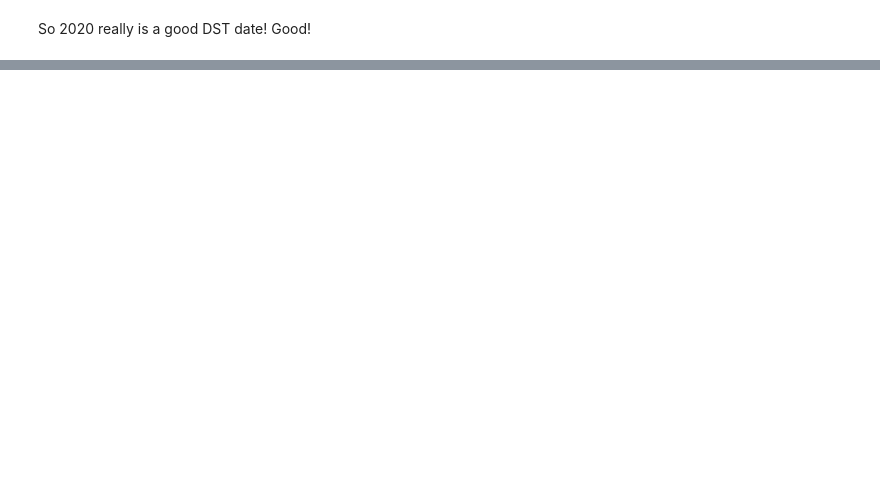
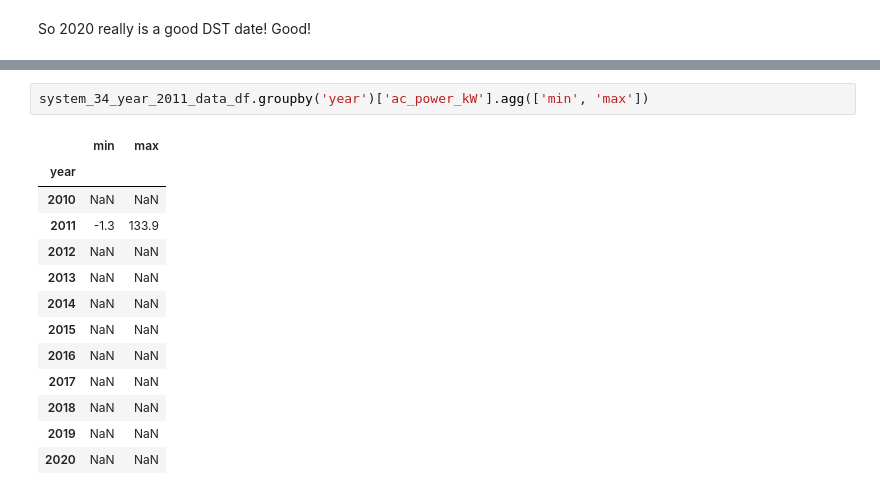
Before and after one commit to Erdos-Projects/predicting-day-ahead-solar-power-production, a Jupyter notebook: src/data/weather/pvlib_practice_CEB.ipynb, the cells around one changed output, grey strips where cells are left out. Saved outputs shown, nothing was run; the diff lists cells and outputs as text; blank space fills up the shorter version.

```diff
--- a/src/data/weather/pvlib_practice_CEB.ipynb
+++ b/src/data/weather/pvlib_practice_CEB.ipynb
@@ -1349,0 +1557,16 @@ So 2020 really is a good DST date!  Good!
+# %%
+system_34_year_2011_data_df.groupby('year')['ac_power_kW'].agg(['min', 'max'])
+# %% [output]
+|  | min | max |
+| year |  |  |
+| 2010 | NaN | NaN |
+| 2011 | -1.3 | 133.9 |
+| 2012 | NaN | NaN |
+| 2013 | NaN | NaN |
+| 2014 | NaN | NaN |
+| 2015 | NaN | NaN |
+| 2016 | NaN | NaN |
+| 2017 | NaN | NaN |
+| 2018 | NaN | NaN |
+| 2019 | NaN | NaN |
+| 2020 | NaN | NaN |
```
Also changed, not shown: parts of 33 cells of this notebook, 22 other files.
